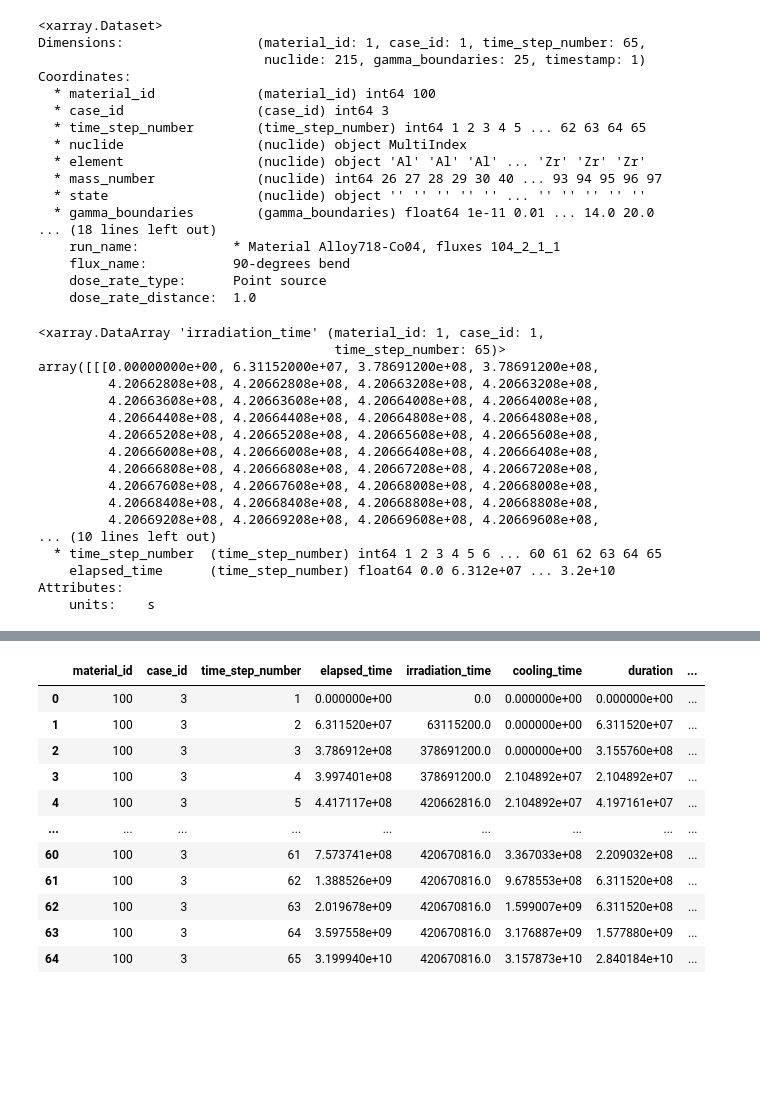
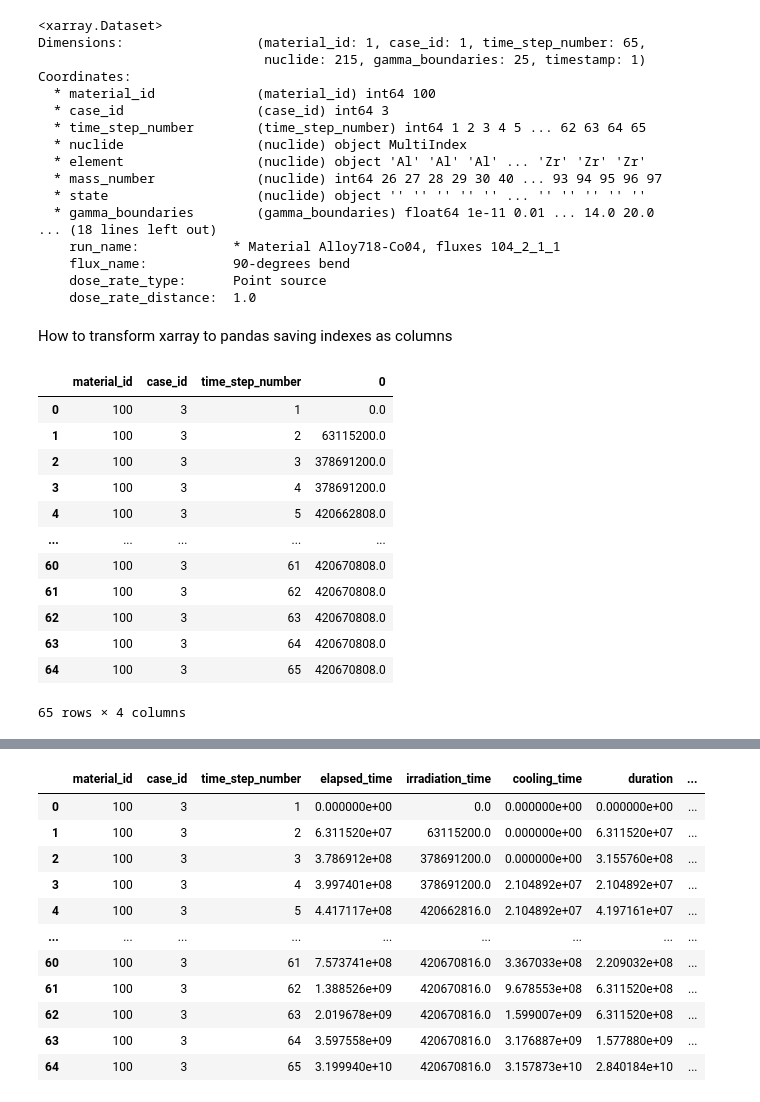
Before and after one commit to MC-kit/xpypact, a Jupyter notebook: notebooks/dvp/try_ducdb.ipynb, the cells around one changed output, grey strips where cells are left out. Drawn from its saved outputs; the diff is of its cells as text; code cells hidden in the pictures; blank space fills up the shorter version.

```diff
--- a/notebooks/dvp/try_ducdb.ipynb
+++ b/notebooks/dvp/try_ducdb.ipynb
@@ -82,26 +73,24 @@ Coordinates:
     flux_name:           90-degrees bend
     dose_rate_type:      Point source
     dose_rate_distance:  1.0
+# %% [markdown]
+How to transform xarray to pandas saving indexes as columns
 # %%
-ds.irradiation_time
+ds.irradiation_time.stack({"idx":["material_id", "case_id", "time_step_number"]}).to_pandas().reset_index()
 # %% [output]
+|  | material_id | case_id | time_step_number | 0 |
+| 0 | 100 | 3 | 1 | 0.0 |
+| 1 | 100 | 3 | 2 | 63115200.0 |
+| 2 | 100 | 3 | 3 | 378691200.0 |
+| 3 | 100 | 3 | 4 | 378691200.0 |
+| 4 | 100 | 3 | 5 | 420662808.0 |
+| ... | ... | ... | ... | ... |
+| 60 | 100 | 3 | 61 | 420670808.0 |
+| 61 | 100 | 3 | 62 | 420670808.0 |
+| 62 | 100 | 3 | 63 | 420670808.0 |
+| 63 | 100 | 3 | 64 | 420670808.0 |
+| 64 | 100 | 3 | 65 | 420670808.0 |
-<xarray.DataArray 'irradiation_time' (material_id: 1, case_id: 1,
-                                      time_step_number: 65)>
-array([[[0.00000000e+00, 6.31152000e+07, 3.78691200e+08, 3.78691200e+08,
-         4.20662808e+08, 4.20662808e+08, 4.20663208e+08, 4.20663208e+08,
-         4.20663608e+08, 4.20663608e+08, 4.20664008e+08, 4.20664008e+08,
-         4.20664408e+08, 4.20664408e+08, 4.20664808e+08, 4.20664808e+08,
-         4.20665208e+08, 4.20665208e+08, 4.20665608e+08, 4.20665608e+08,
-         4.20666008e+08, 4.20666008e+08, 4.20666408e+08, 4.20666408e+08,
-         4.20666808e+08, 4.20666808e+08, 4.20667208e+08, 4.20667208e+08,
-         4.20667608e+08, 4.20667608e+08, 4.20668008e+08, 4.20668008e+08,
-         4.20668408e+08, 4.20668408e+08, 4.20668808e+08, 4.20668808e+08,
-         4.20669208e+08, 4.20669208e+08, 4.20669608e+08, 4.20669608e+08,
-... (10 lines left out)
-  * time_step_number  (time_step_number) int64 1 2 3 4 5 6 ... 60 61 62 63 64 65
-    elapsed_time      (time_step_number) float64 0.0 6.312e+07 ... 3.2e+10
-Attributes:
-    units:    s
+65 rows × 4 columns
 # %%
 def drop_tables(con):
     con.execute("drop table if exists timestep_gamma")
```
Also changed, not shown: parts of 11 cells of this notebook, 1 other file.
